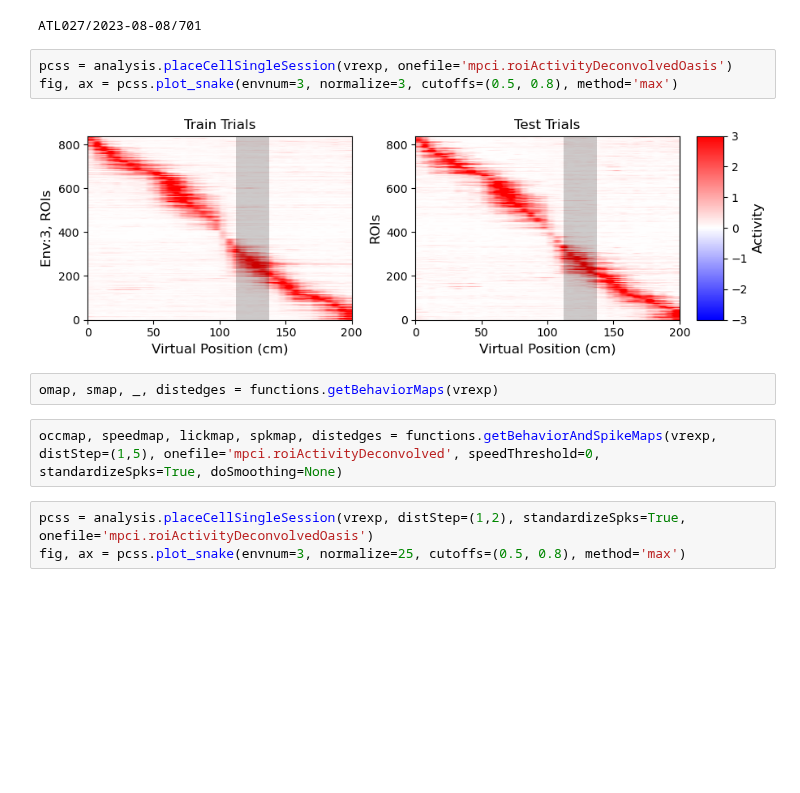
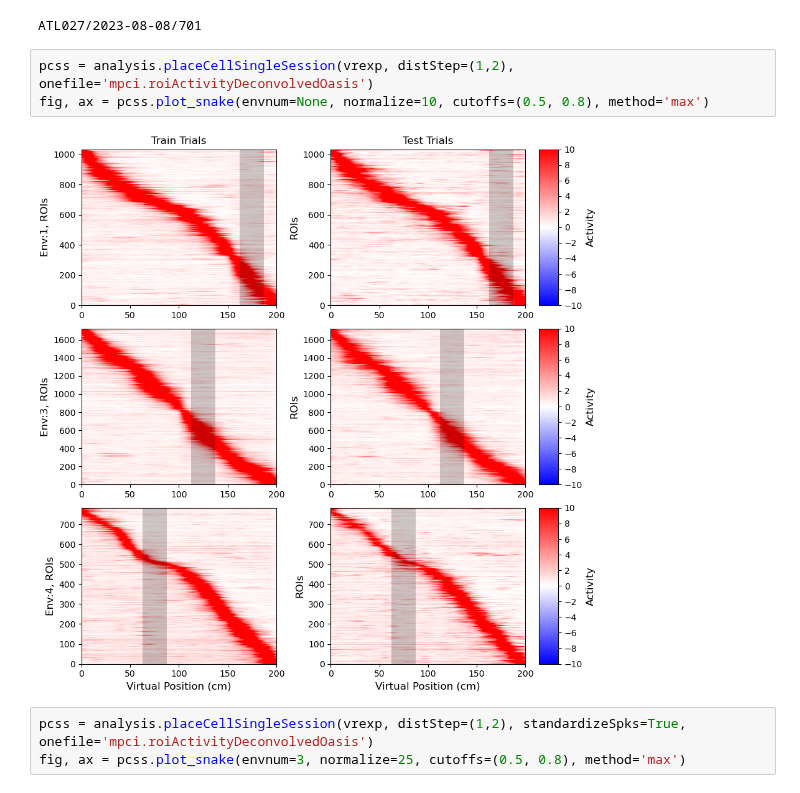
Before and after one commit to landoskape/vrAnalysis, a Jupyter notebook: testingPipelineFunctions.ipynb, the cells around one changed output. Saved outputs shown, nothing was run; the diff lists cells and outputs as text; blank space fills up the shorter version.

```diff
--- a/testingPipelineFunctions.ipynb
+++ b/testingPipelineFunctions.ipynb
@@ -117,14 +117,10 @@ print(vrexp.sessionPrint()) # show which session you chose
 # %% [output]
 ATL027/2023-08-08/701
 # %%
-pcss = analysis.placeCellSingleSession(vrexp, onefile='mpci.roiActivityDeconvolvedOasis')
-fig, ax = pcss.plot_snake(envnum=3, normalize=3, cutoffs=(0.5, 0.8), method='max')
+pcss = analysis.placeCellSingleSession(vrexp, distStep=(1,2), onefile='mpci.roiActivityDeconvolvedOasis')
+fig, ax = pcss.plot_snake(envnum=None, normalize=10, cutoffs=(0.5, 0.8), method='max')
 # %% [output]
-[figure, old version]
+[figure, new version]
-# %%
-omap, smap, _, distedges = functions.getBehaviorMaps(vrexp)
-# %%
-occmap, speedmap, lickmap, spkmap, distedges = functions.getBehaviorAndSpikeMaps(vrexp, distStep=(1,5), onefile='mpci.roiActivityDeconvolved', speedThreshold=0, standardizeSpks=True, doSmoothing=None)
 # %%
 pcss = analysis.placeCellSingleSession(vrexp, distStep=(1,2), standardizeSpks=True, onefile='mpci.roiActivityDeconvolvedOasis')
 fig, ax = pcss.plot_snake(envnum=3, normalize=25, cutoffs=(0.5, 0.8), method='max')
```
Also changed, not shown: 2 other files.
